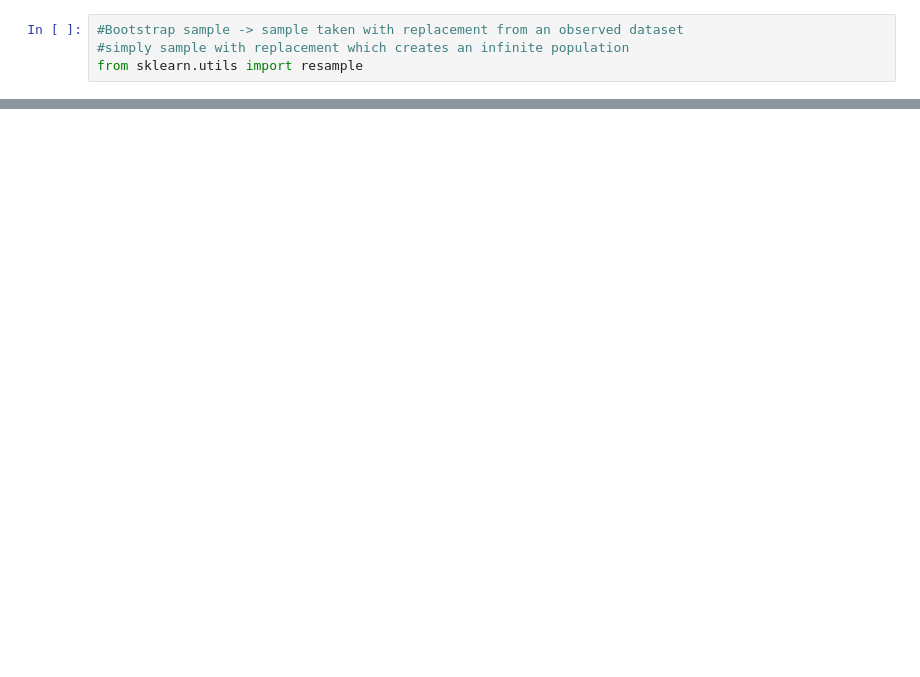
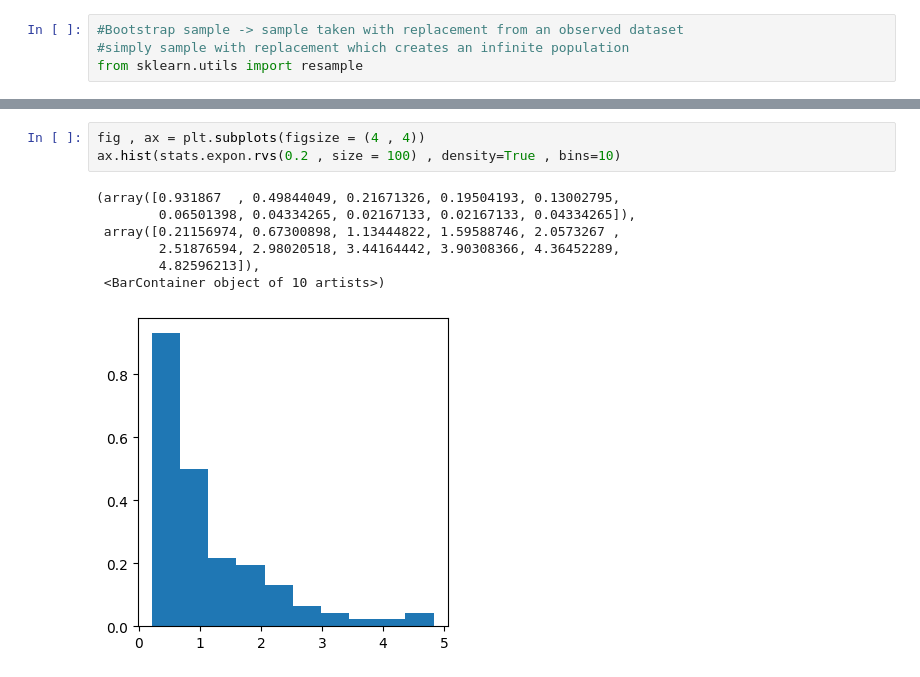
Before and after one commit to RijalChirayu/PracticalStatisitcs, a Jupyter notebook: chapter_2.ipynb, the cells around one changed output, grey strips where cells are left out. Drawn from its saved outputs; the diff is of its cells as text; blank space fills up the shorter version.

```diff
--- a/chapter_2.ipynb
+++ b/chapter_2.ipynb
@@ -67,0 +151,11 @@ Std error: 215.31386917709227
+# %%
+fig , ax = plt.subplots(figsize = (4 , 4))
+ax.hist(stats.expon.rvs(0.2 , size = 100) , density=True , bins=10)
+# %% [output]
+(array([0.931867  , 0.49844049, 0.21671326, 0.19504193, 0.13002795,
+        0.06501398, 0.04334265, 0.02167133, 0.02167133, 0.04334265]),
+ array([0.21156974, 0.67300898, 1.13444822, 1.59588746, 2.0573267 ,
+        2.51876594, 2.98020518, 3.44164442, 3.90308366, 4.36452289,
+        4.82596213]),
+ <BarContainer object of 10 artists>)
+[figure, added]
```
Also changed, not shown: parts of 16 cells of this notebook, 1 other file.
